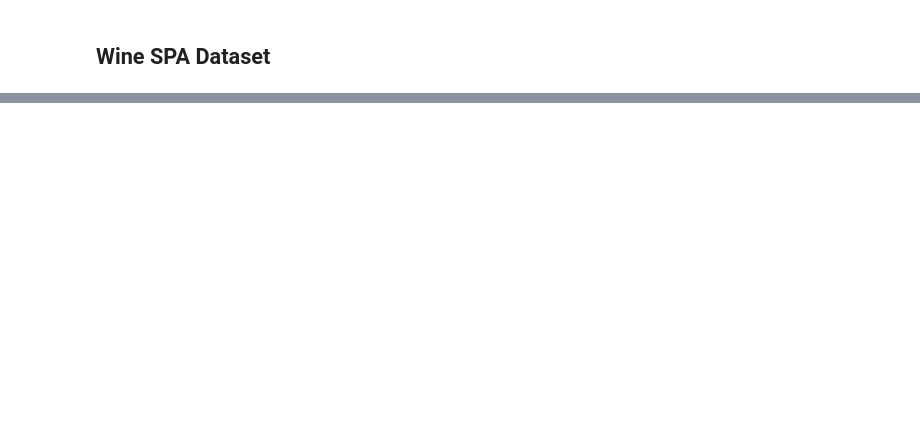
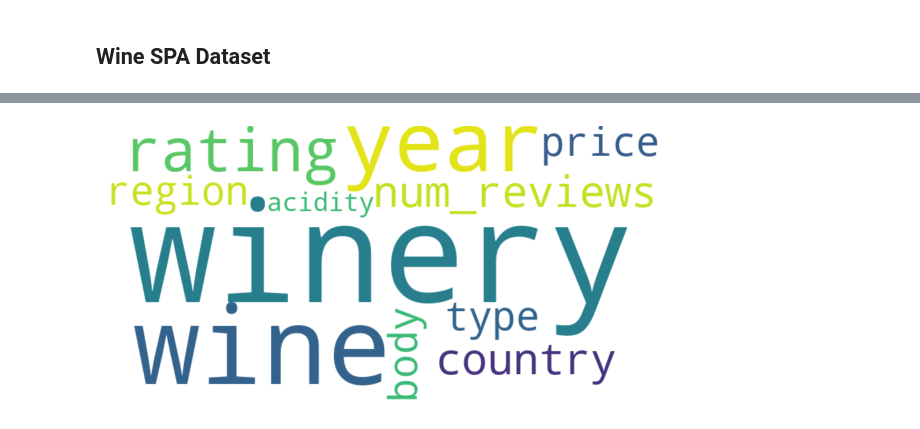
Before and after one commit to car-vigo/vinos-corderhouse, a Jupyter notebook: notebooks/0.2-wines.spa-data.wranling.ipynb, the cells around one changed output, grey strips where cells are left out. Saved outputs shown, nothing was run; the diff lists cells and outputs as text; code cells hidden in the pictures; blank space fills up the shorter version.

```diff
--- a/notebooks/0.2-wines.spa-data.wranling.ipynb
+++ b/notebooks/0.2-wines.spa-data.wranling.ipynb
@@ -17,0 +80,5 @@ df_wine_spa.sample(10)
+# %%
+#Mostramos las columnas del dataframe
+words_cloud(list(df_wine_spa.columns))
+# %% [output]
+[figure, added]
```
Also changed, not shown: parts of 108 cells of this notebook, 4 other files.
